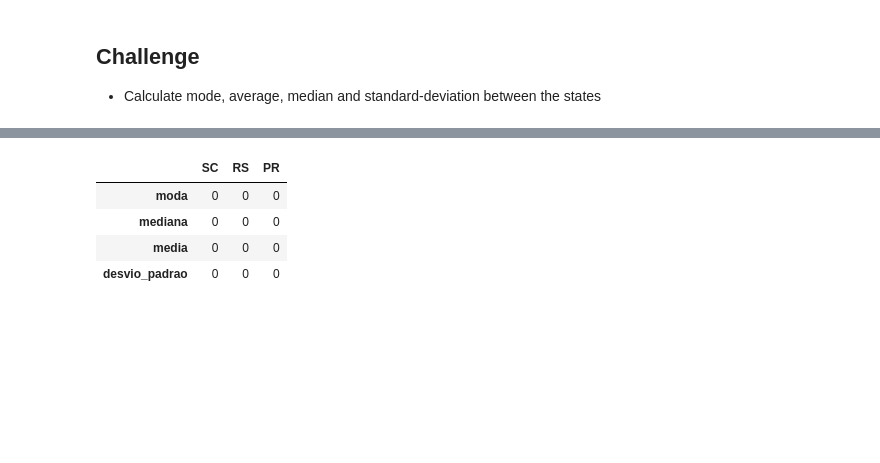
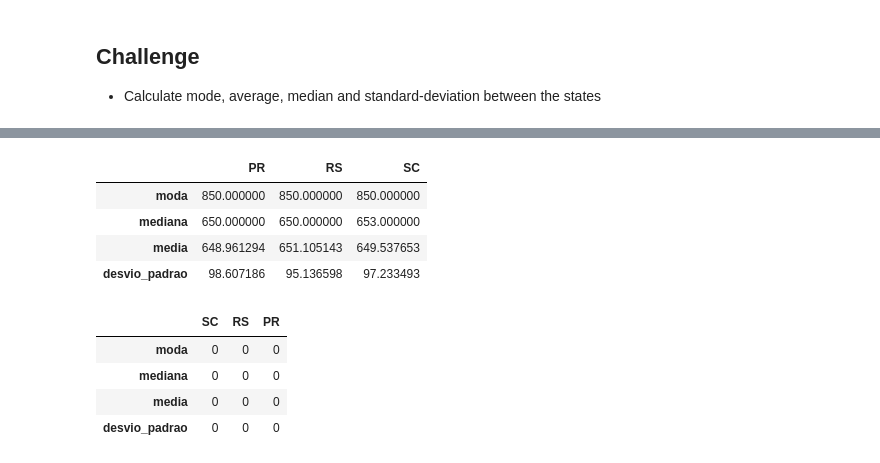
Before and after one commit to ancarvalho/Codenation_AceleraDEV, a Jupyter notebook: week_3/week_3.ipynb, the cells around one changed output, grey strips where cells are left out. Cells and saved outputs as stored; diff of their text form; code cells hidden in the pictures; blank space fills up the shorter version.

```diff
--- a/week_3/week_3.ipynb
+++ b/week_3/week_3.ipynb
@@ -39,0 +22,13 @@ desc.to_json("submission.json")
+# %%
+submission = desafio.groupby("estado_residencia")["pontuacao_credito"].agg(moda = pd.Series.mode,
+                                                               mediana = np.median,
+                                                               media = np.mean,
+                                                               desvio_padrao = np.std
+                                                              ).T.rename_axis(None, axis = 1)#remove the index title
+submission
+# %% [output]
+|  | PR | RS | SC |
+| moda | 850.000000 | 850.000000 | 850.000000 |
+| mediana | 650.000000 | 650.000000 | 653.000000 |
+| media | 648.961294 | 651.105143 | 649.537653 |
+| desvio_padrao | 98.607186 | 95.136598 | 97.233493 |
```
Also changed, not shown: parts of 5 cells of this notebook.
